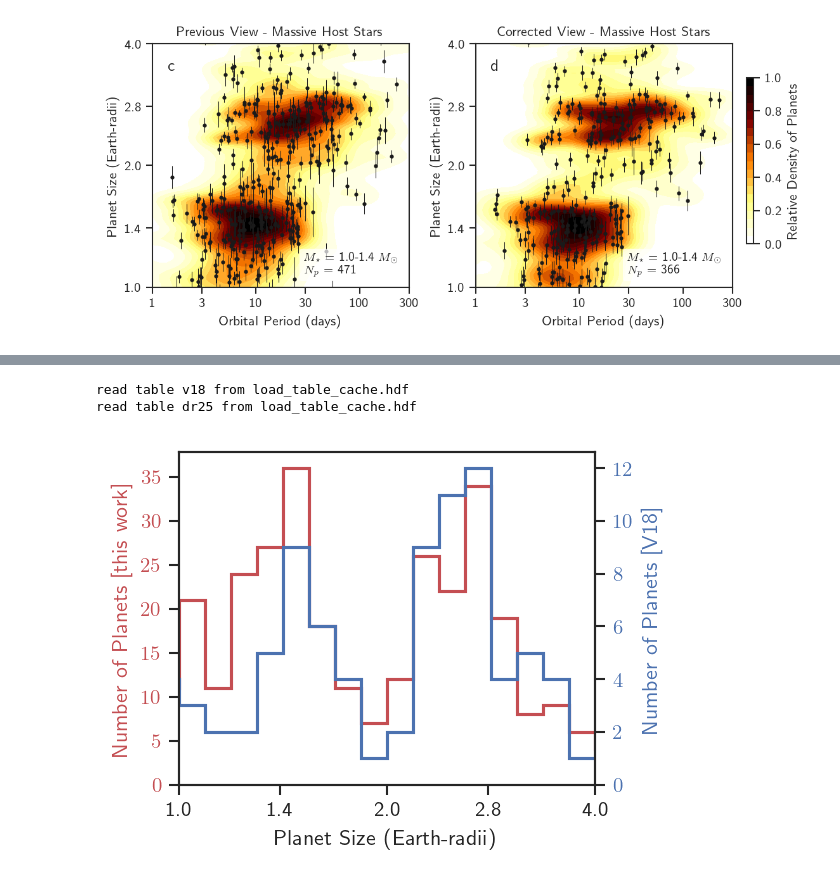
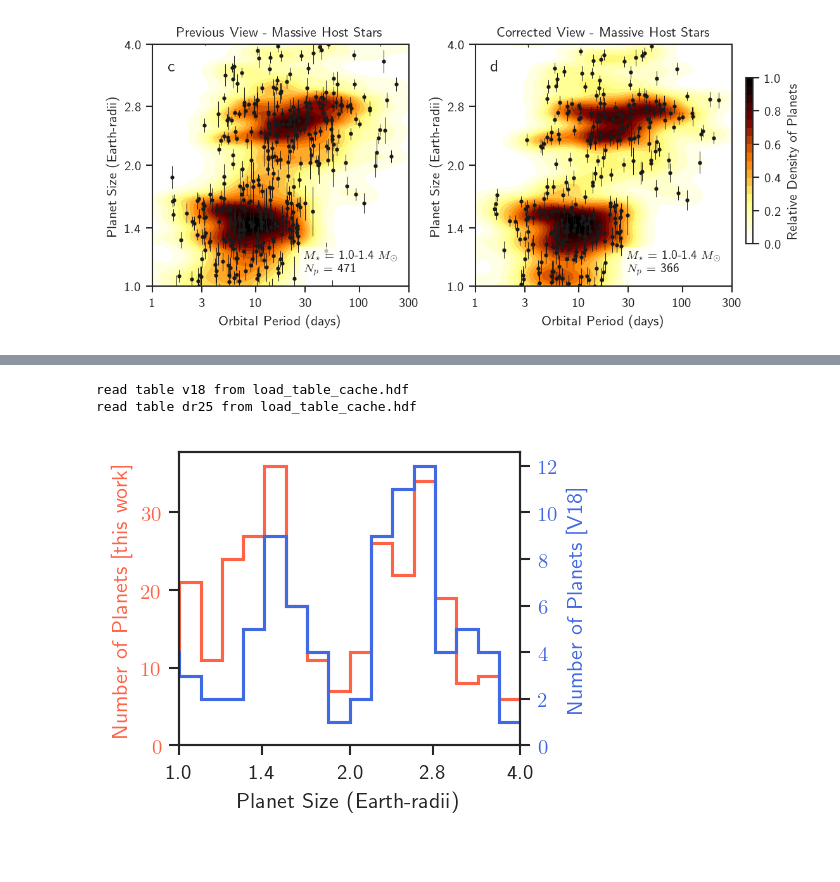
Before and after one commit to petigura/keprat, a Jupyter notebook: notebooks/1_Fig-Compare-Van-Eylen.ipynb, the cells around one changed output, grey strips where cells are left out. Saved outputs shown, nothing was run; the diff lists cells and outputs as text; code cells hidden in the pictures; blank space fills up the shorter version.

Commit message:
version for paper

```diff
--- a/notebooks/1_Fig-Compare-Van-Eylen.ipynb
+++ b/notebooks/1_Fig-Compare-Van-Eylen.ipynb
@@ -7,6 +7,7 @@ import seaborn as sns
 sns.set_color_codes()
 sns.set_context('paper',font_scale=1.0)
 sns.set_style('ticks')
+mpl.rc("pdf", fonttype=3)
 
 import keprat.io
 import os
@@ -509,13 +504,3 @@ read table v18 from load_table_cache.hdf
 read table dr25 from load_table_cache.hdf
 [figure]
 [figure]
-# %%
-
-p1 = ContourPlotter(samp2.x,samp2.dr25_prad,samp2.dr25_prad_err)
-p1.compute_density()
-p1.plot_contour(contourfkw=dict(add_colorbar=False))
-p1.plot_points()
-s = r"""\
-$M_\star$ = 1.0-1.4 $M_\odot$
-$N_p$ = {}""".format(p1.n)
-keprat.plot.add_anchored(s,4,prop=dict(size='small'))
@@ -556,35 +518,35 @@ import seaborn as sns
 sns.set_style('ticks')
 sns.set_color_codes()
 sns.set_context('paper',font_scale=1.1)
 
 
-fig = figure(figsize=(4,3))
+fig = figure(figsize=(3.5,2.75))
 ax1 = gca()
 bins = 2**arange(-1,4,0.125)
 
-color = 'r'
+color = 'C1'
 semilogx()
 ax1.set_xlabel('Planet Size (Earth-radii)')
 ax1.set_ylabel('Number of Planets [this work]', color=color)
 ax1.hist(samp2.dr25_prad,bins=bins,histtype='step',color=color,lw=1.5)
 ax1.tick_params(axis='y', labelcolor=color)
 
 ax2 = ax1.twinx()  # instantiate a second axes that shares the same x-axis
 
-color = 'b'
+color = 'C2'
 df = keprat.io.load_table('v18')
 sca(ax2)
 hist(df.v18_prad,bins=bins,histtype='step',color=color,lw=1.5)
 ax2.set_ylabel('Number of Planets [V18]', color=color)
 ax2.tick_params(axis='y', labelcolor=color)
 xlim(0.5,8)
 minorticks_off()
 xt = [0.5,0.7,1.0,1.4,2.0,2.8,4.0,5.6,8.0]
 xticks(xt,xt)
 xlim(1,4)
 fig.tight_layout()  # otherwise the right y-label is slightly clipped
-fig.savefig('paper/fig_compare-v18-thiswork-hist.pdf')
+fig.savefig('../paper/fig_compare-v18-thiswork-hist.pdf')
 # %% [output]
 read table v18 from load_table_cache.hdf
 read table dr25 from load_table_cache.hdf
-[figure, old version]
+[figure, new version]
```
Also changed, not shown: parts of 10 cells of this notebook, 3 other files.
